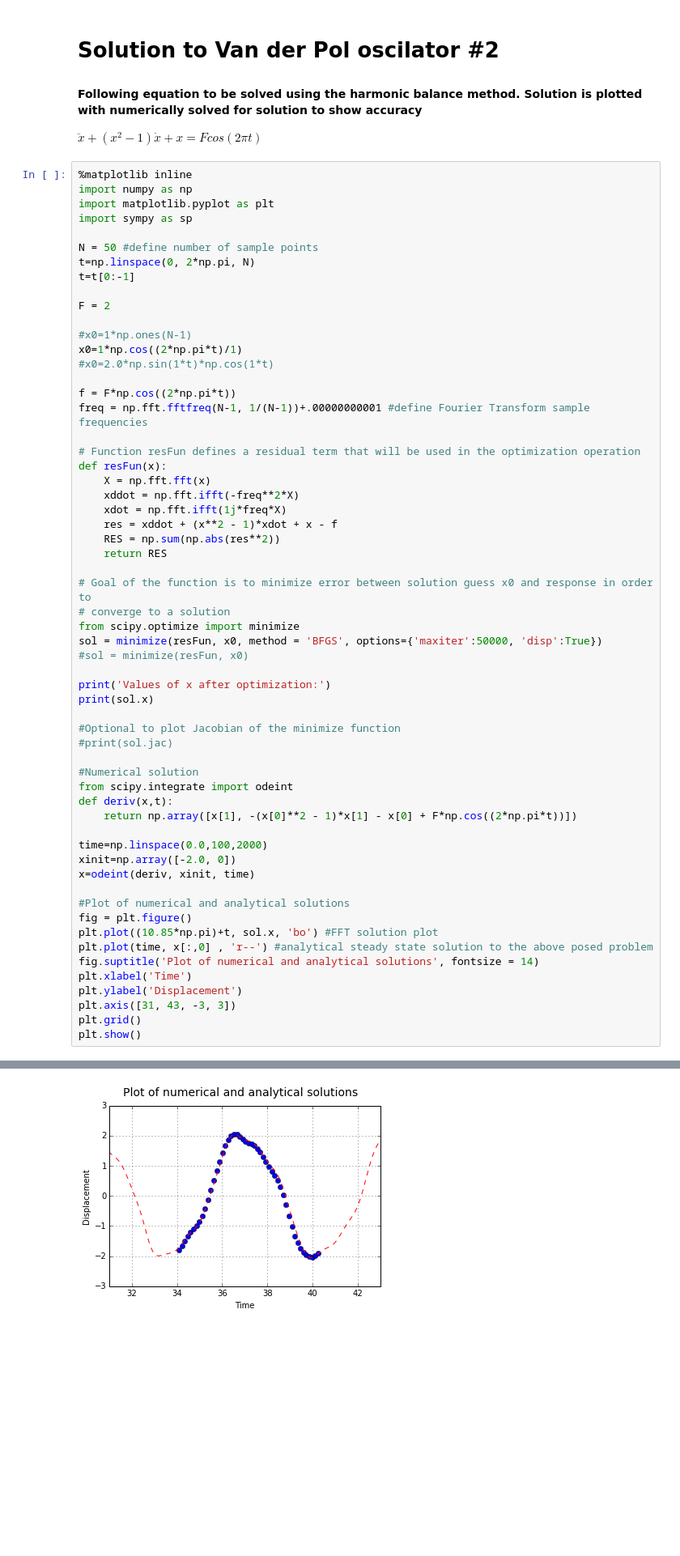
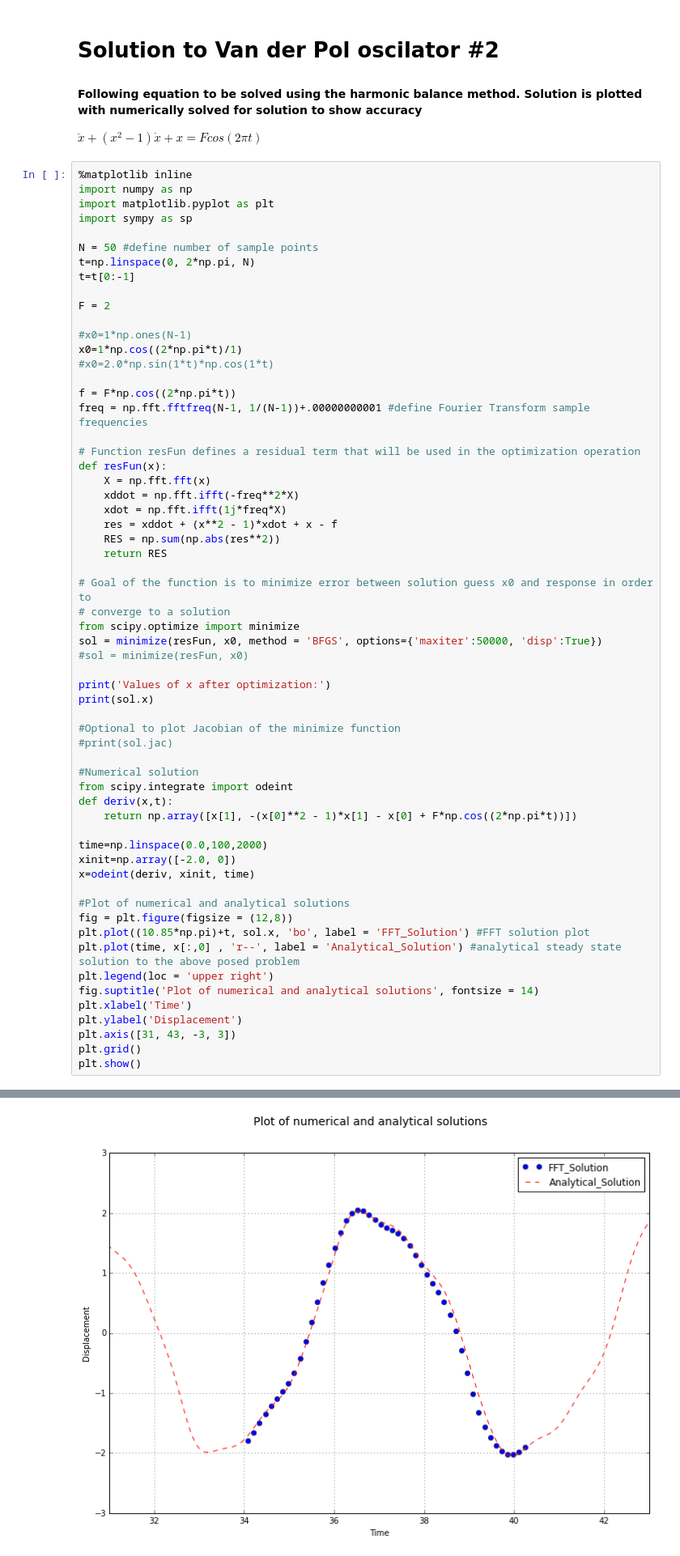
Before and after one commit to blankam/NLD-project, a Jupyter notebook: ME7160_Project_Submission_Draft1.ipynb, the cells around one changed output, grey strips where cells are left out. Shown: that part at 81% size. Cells and saved outputs as stored; diff of their text form; blank space fills up the shorter version.

```diff
--- a/ME7160_Project_Submission_Draft1.ipynb
+++ b/ME7160_Project_Submission_Draft1.ipynb
@@ -338,9 +362,10 @@ xinit=np.array([-2.0, 0])
 x=odeint(deriv, xinit, time)
 
 #Plot of numerical and analytical solutions
-fig = plt.figure()
-plt.plot((10.85*np.pi)+t, sol.x, 'bo') #FFT solution plot
-plt.plot(time, x[:,0] , 'r--') #analytical steady state solution to the above posed problem
+fig = plt.figure(figsize = (12,8))
+plt.plot((10.85*np.pi)+t, sol.x, 'bo', label = 'FFT_Solution') #FFT solution plot
+plt.plot(time, x[:,0] , 'r--', label = 'Analytical_Solution') #analytical steady state solution to the above posed problem
+plt.legend(loc = 'upper right')
 fig.suptitle('Plot of numerical and analytical solutions', fontsize = 14)
 plt.xlabel('Time')
 plt.ylabel('Displacement')
@@ -366,2 +391,2 @@ Values of x after optimization:
-[figure, old version]
+[figure, new version]
 # %% [markdown]
```
Also changed, not shown: parts of 9 cells of this notebook.
